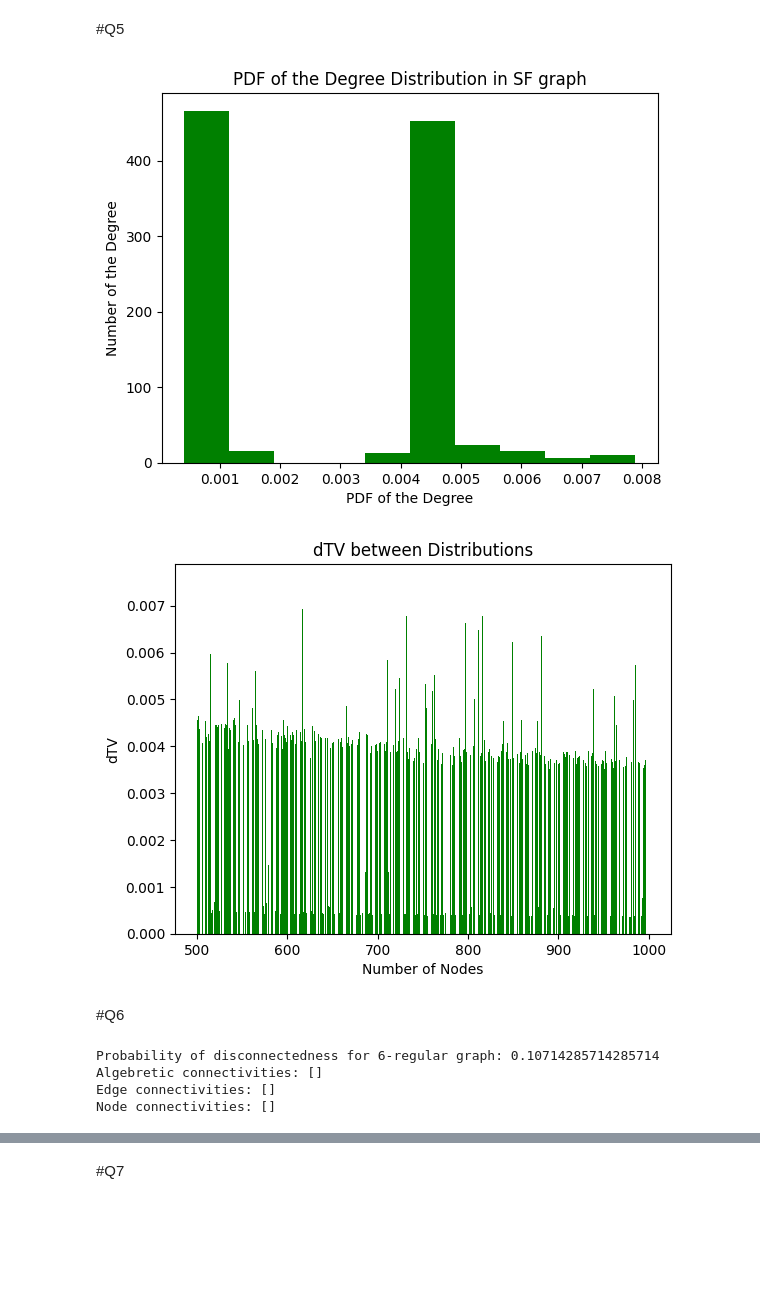
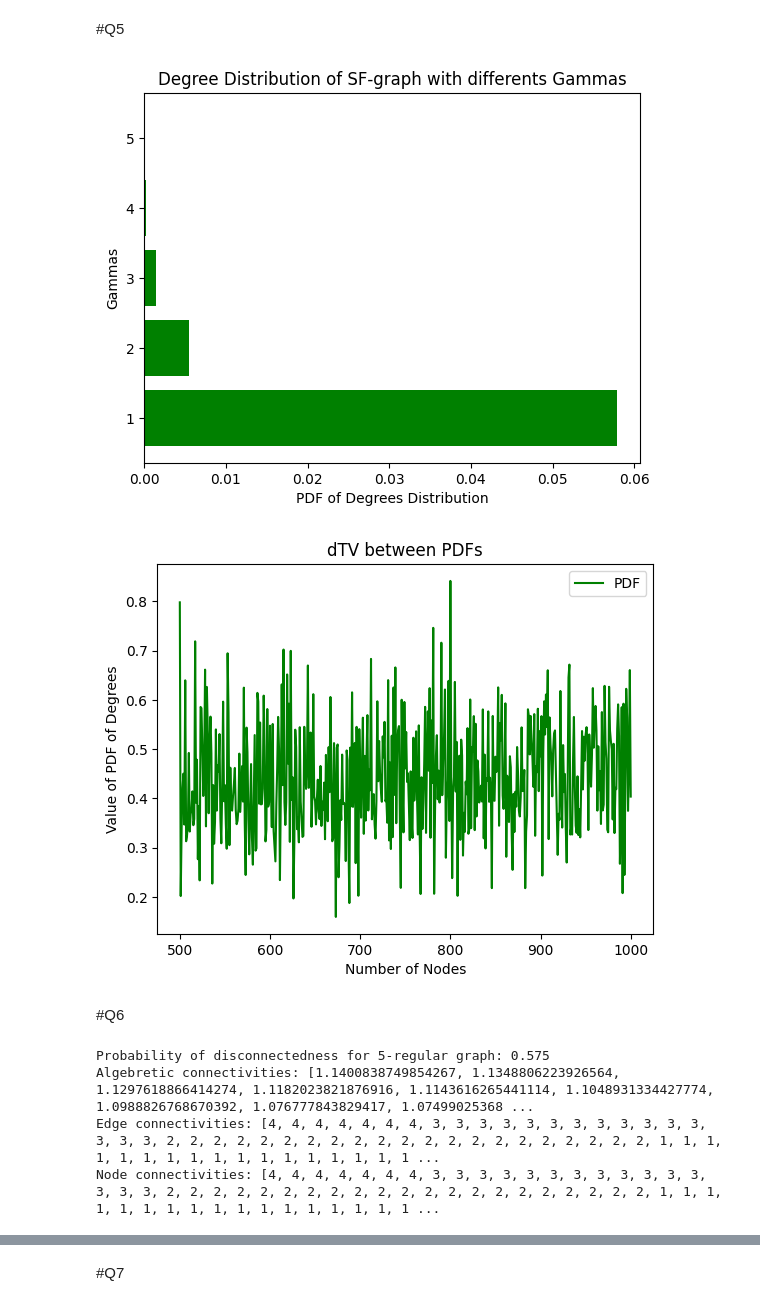
Before and after one commit to AmirEfi/Graph-Simulation, a Jupyter notebook: Simulation_Project.ipynb, the cells around one changed output, grey strips where cells are left out. Cells and saved outputs as stored; diff of their text form; code cells hidden in the pictures; blank space fills up the shorter version.

```diff
--- a/Simulation_Project.ipynb
+++ b/Simulation_Project.ipynb
@@ -712,51 +837,61 @@ def rem_dup(degrees):
 
 nodes_q5 = 500
 k = 4
-gamma = [2,3]
+gamma = [1,2,3,4,5]
 pdf_all = list()
-for i in range(1000):
+chosen_gammas = list()
+for i in range(100):
   pdf_deg = list()
   SF_graph = nx.barabasi_albert_graph(nodes_q5, k)
   degrees = [SF_graph.degree(n) for n in SF_graph.nodes()]
   remDupDeg = rem_dup(degrees)
   tmp_ga = random.choice(gamma)
+  chosen_gammas.append(tmp_ga)
   for j in range(len(remDupDeg)):
     mean_deg = math.pow((remDupDeg[j]+2), -tmp_ga)
     pdf_deg.append(mean_deg)
 
   pdf_all.append(sum(pdf_deg)/len(pdf_deg))
 
-plt.hist(pdf_all, color='green')
-plt.title("PDF of the Degree Distribution in SF graph")
-plt.xlabel("PDF of the Degree")
-plt.ylabel("Number of the Degree")
+
+df = pd.DataFrame(pdf_all, columns=["Degree"])
+df["Gammas"] = chosen_gammas
+
+plt.barh(df["Gammas"], df["Degree"], color="green")
+plt.title("Degree Distribution of SF-graph with differents Gammas")
+plt.xlabel("PDF of Degrees Distribution")
+plt.ylabel("Gammas")
 plt.show()
 # %% [output]
-[figure, old version]
+[figure, new version]
 # %%
 # Q5-Part2: dTV between PDFs
 pdf_all = list()
-for i in range(1000):
+nodes = 499
+for i in range(500, 1001):
+  nodes += 1
   pdf_deg = list()
-  nodes_q5 = random.randrange(500,1000)
-  SF_graph = nx.barabasi_albert_graph(nodes_q5, k)
-  degrees = [SF_graph.degree(n) for n in SF_graph.nodes()]
-  remDupDeg = rem_dup(degrees)
-  tmp_ga = random.choice(gamma)
-  for j in range(len(remDupDeg)):
-    mean_deg = math.pow((remDupDeg[j]+2), -tmp_ga)
-    pdf_deg.append(mean_deg)
+  for i in range(50):
+    SF_graph = nx.barabasi_albert_graph(nodes, k)
+    degrees = [SF_graph.degree(n) for n in SF_graph.nodes()]
+    remDupDeg = rem_dup(degrees)
+    tmp_ga = random.choice(gamma)
+    for j in range(len(remDupDeg)):
+      mean_deg = math.pow((remDupDeg[j]+2), -tmp_ga)
+      pdf_deg.append(mean_deg)
 
-  pdf_all.append([sum(pdf_deg)/len(pdf_deg), nodes_q5])
+  pdf_all.append(sum(pdf_deg) / 50)
 
-df = pd.DataFrame(pdf_all, columns=['PDF', 'Nodes'])
-plt.bar(df["Nodes"], df["PDF"], color='green')
-plt.title("dTV between Distributions")
+df = pd.DataFrame(pdf_all, columns=["PDF"])
+df["nodes"] = [i for i in range(500, 1001)]
+
+df.plot(x='nodes', y='PDF', kind="line", color="green")
+plt.title("dTV between PDFs")
 plt.xlabel("Number of Nodes")
-plt.ylabel("dTV")
+plt.ylabel("Value of PDF of Degrees")
 plt.show()
 # %% [output]
-[figure, old version]
+[figure, new version]
 # %% [markdown]
 #Q6
 # %%
@@ -784,17 +919,17 @@ def simulate_disconnection1(n, k, num_of_tests):
 
     #calucate algebretic,node,edge connectivity
 
-    #alg_connectivities1.append(nx.algebraic_connectivity(Gr)) *
-    #edge_connectivities1.append(nx.edge_connectivity(Gr))  *
-    #node_connectivities1.append(nx.node_connectivity(Gr))  *
+    alg_connectivities1.append(nx.algebraic_connectivity(Gr))
+    edge_connectivities1.append(nx.edge_connectivity(Gr))
+    node_connectivities1.append(nx.node_connectivity(Gr))
 
   probability_of_disconnection = disconnect_count / num_of_tests
   return probability_of_disconnection
 
-num_nodes = 500
+num_nodes = 100
 num_edges = 1500
-degree = 6
-num_of_tests = 700
+degree = 5
+num_of_tests = 200
 
 probability_of_d = simulate_disconnection1(num_nodes, degree, num_of_tests)
 print(f"Probability of disconnectedness for {degree}-regular graph: {probability_of_d}")
@@ -802,10 +937,10 @@ print(f"Algebretic connectivities: {alg_connectivities1}")
 print(f"Edge connectivities: {edge_connectivities1}")
 print(f"Node connectivities: {node_connectivities1}")
 # %% [output]
-Probability of disconnectedness for 6-regular graph: 0.10714285714285714
-Algebretic connectivities: []
-Edge connectivities: []
-Node connectivities: []
+Probability of disconnectedness for 5-regular graph: 0.575
+Algebretic connectivities: [1.1400838749854267, 1.1348806223926564, 1.1297618866414274, 1.1182023821876916, 1.1143616265441114, 1.1048931334427774, 1.0988826768670392, 1.076777843829417, 1.07499025368 ...
+Edge connectivities: [4, 4, 4, 4, 4, 4, 4, 3, 3, 3, 3, 3, 3, 3, 3, 3, 3, 3, 3, 3, 3, 3, 2, 2, 2, 2, 2, 2, 2, 2, 2, 2, 2, 2, 2, 2, 2, 2, 2, 2, 2, 2, 2, 1, 1, 1, 1, 1, 1, 1, 1, 1, 1, 1, 1, 1, 1, 1, 1, 1 ...
+Node connectivities: [4, 4, 4, 4, 4, 4, 4, 3, 3, 3, 3, 3, 3, 3, 3, 3, 3, 3, 3, 3, 3, 3, 2, 2, 2, 2, 2, 2, 2, 2, 2, 2, 2, 2, 2, 2, 2, 2, 2, 2, 2, 2, 2, 1, 1, 1, 1, 1, 1, 1, 1, 1, 1, 1, 1, 1, 1, 1, 1, 1 ...
 # %%
 # Q6-Part2: for RSRBG(4,12)
 alg_connectivities2 = []
```
Also changed, not shown: parts of 29 cells of this notebook.
